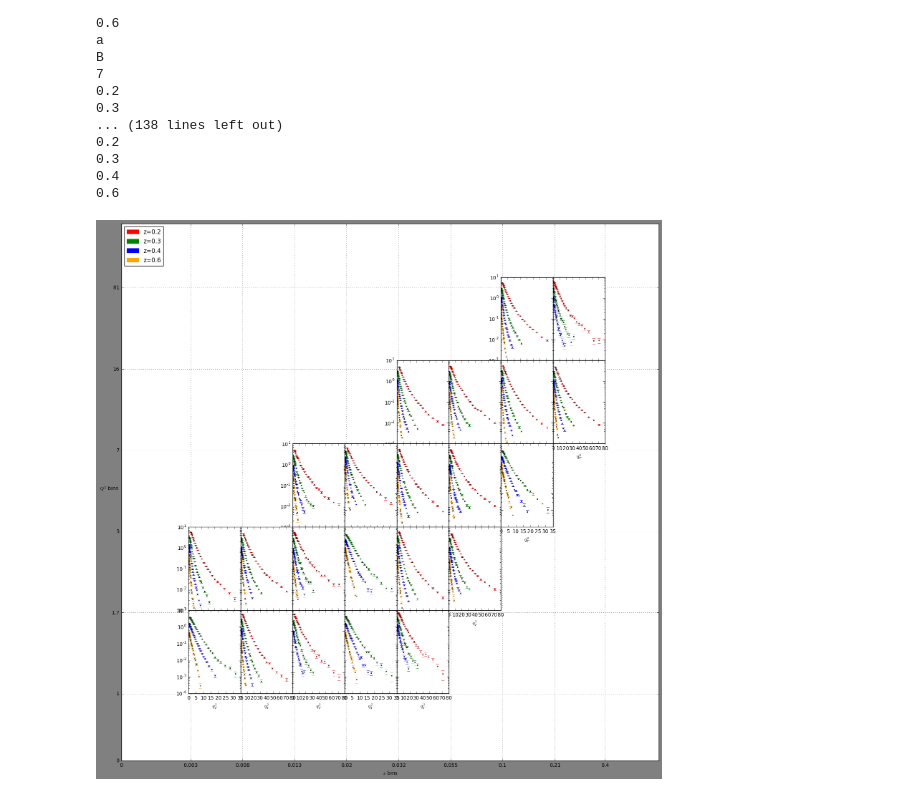
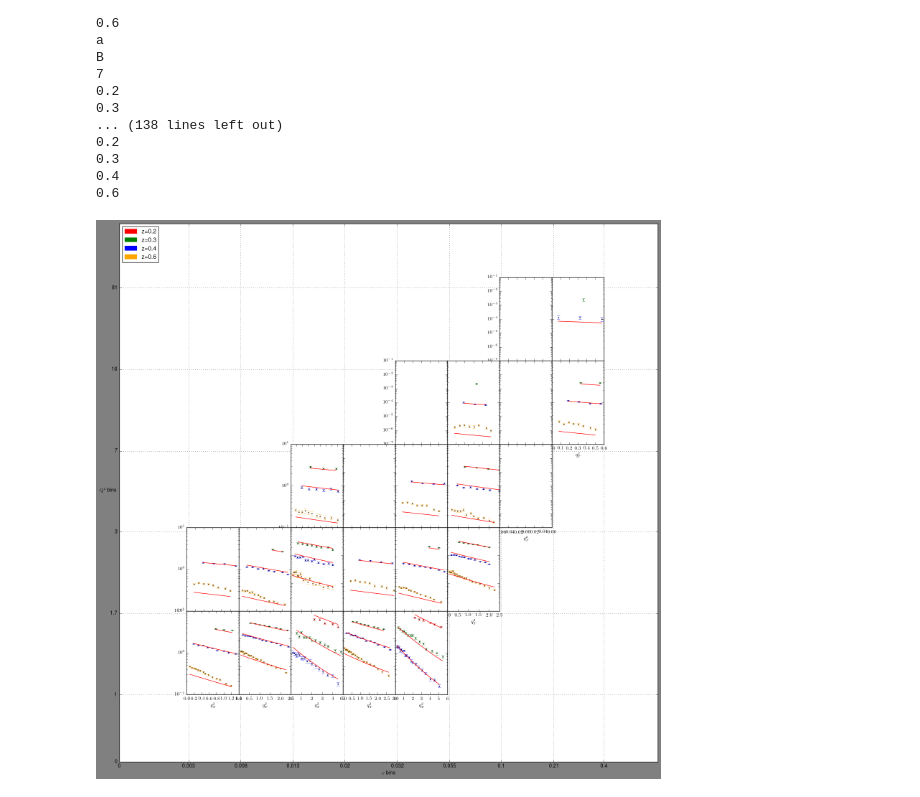
Before and after one commit to prokudin/PSU-PHYS296, a Jupyter notebook: Python/notebooks/COMPASSplot-linux.ipynb, the cells around one changed output. Cells and saved outputs as stored; diff of their text form; code cells hidden in the pictures.

Commit message:
data

```diff
--- a/Python/notebooks/COMPASSplot-linux.ipynb
+++ b/Python/notebooks/COMPASSplot-linux.ipynb
@@ -37,0 +25,4 @@ data[2]
+# %%
+conf=load_config('inputs/upol_compass.py')
+conf['resman']=RESMAN(conf)
+conf['resman'].get_residuals(conf['parman'].par);
@@ -37,0 +33,5 @@ data[2]
+# %%
+UPOL=pd.concat([pd.DataFrame(conf['resman'].sidisres.tabs[idx]) \
+              for idx in conf['resman'].sidisres.tabs.keys()])
+
+UPOL.columns
@@ -38,7 +47,7 @@ data[2]
 # %%
 ## Reading and resructuring data for COMPASS
 
-data5001 = df(read(data[-2]))
+data5001 = UPOL.query('hadron=="pi+"')
 
 # Calculate measurment error
 data5001["delta"] = np.sqrt((data5001["stat_u"]**2.0+0*data5001["sys_u"]**2.0))
@@ -57,9 +66,5 @@ data5001['xBin'] = pd.cut(data5001['x'], xBin)
 data5001['Q2Clas'] = pd.cut(data5001['Q2'], Q2Bin, labels=map(chr, range(65, 65+len(Q2Bin)-1)))
 data5001['Q2Bin'] = pd.cut(data5001['Q2'], Q2Bin)
 
-#print "x bins \n%s \n%s\n Q2 bins \n%s \n%s" \
-#    %(pd.value_counts(data5001['xBin']),pd.value_counts(data5001['xClas']), \
-#      pd.value_counts(data5001['Q2Bin']),pd.value_counts(data5001['Q2Clas']))
-
 print data5001.head()
 # %% [output]
@@ -137,31 +142,35 @@ ax.set_xticklabels([0]+xBin)
 
 # Set title and axis labels
 #ax.title("COMPASS Data")
 ax.set_ylabel(r"$Q^2$ bins",rotation="horizontal")
 ax.set_xlabel(r"$x$ bins")
 
 # Set legend
 Zpatch1 = mpatches.Patch(color=Zcolor[0], label='z=0.2')
 Zpatch2 = mpatches.Patch(color=Zcolor[1], label='z=0.3')
 Zpatch3 = mpatches.Patch(color=Zcolor[2], label='z=0.4')
 Zpatch4 = mpatches.Patch(color=Zcolor[3], label='z=0.6')
 ax.legend(handles=[Zpatch1,Zpatch2,Zpatch3,Zpatch4],loc='upper left')
 ax.grid()
 
 for group,grid in zip(range(len(groups)),gridmap):
     data_bin=data5001.query('xClas=="%s" and Q2Clas=="%s"' %(groups[group][0],groups[group][1]))
     k=0 #counter
     for i in z:
         ax = fig.add_subplot(innerGrid[grid])
         ax.set_yscale("log")
         ax.errorbar(data_bin.qT2[data_bin.z==i],data_bin.value[data_bin.z==i],#x,y
                     data_bin.delta[data_bin.z==i],#errorbars
                     color=Zcolor[k],marker=Zmark[k],linestyle=Zline[k],linewidth=0,markersize=2)#line properties
+        data_bin_theory = data5001.query('xClas=="%s" and Q2Clas=="%s" and z=="%s"' %(groups[group][0],groups[group][1],i))
+        #print data_bin_theory
+        ax.plot(data_bin.qT2[data_bin.z==i],data_bin.thy[data_bin.z==i],'r-')
+        ax.plot(data_bin_theory['qT2'].values,data_bin_theory['thy'].values,'r-')
         if grid not in shairYax:
             ax.set_yticklabels('')
         if grid not in shairXax:
             ax.set_xticklabels('')
         k+=1 #add one to counter
         ax.set_xlabel(r"$q_T^2$")
 # %% [output]
-[figure, old version]
+[figure, new version]
```
Also changed, not shown: parts of 8 cells of this notebook, 4 other files.
